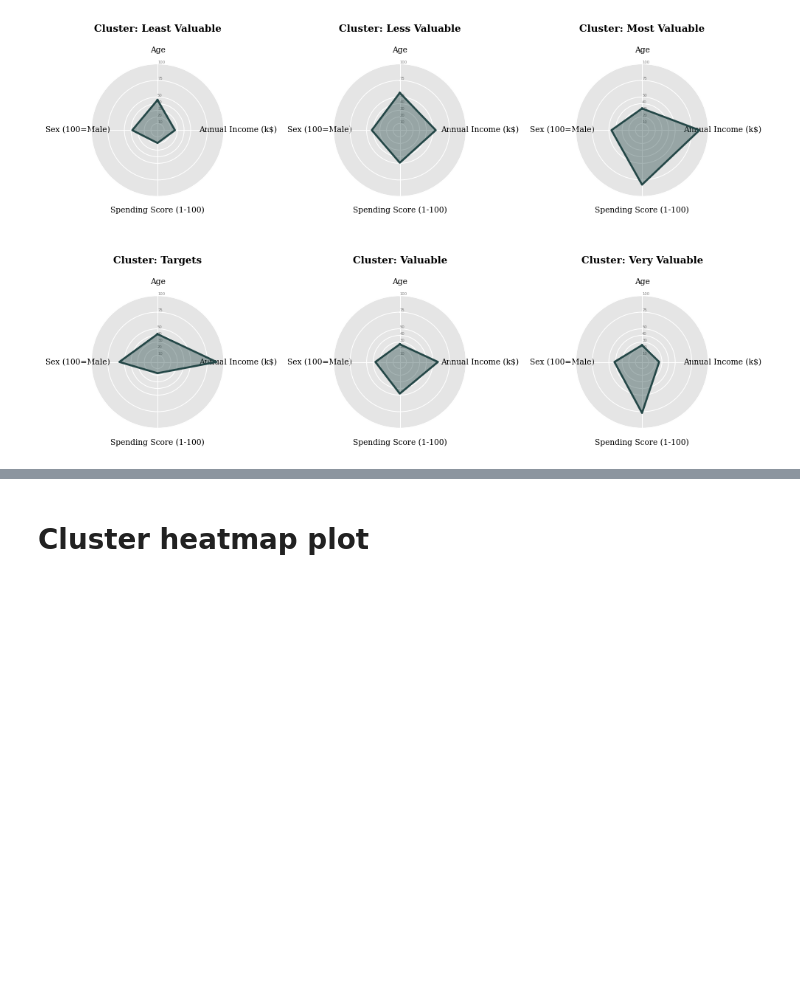
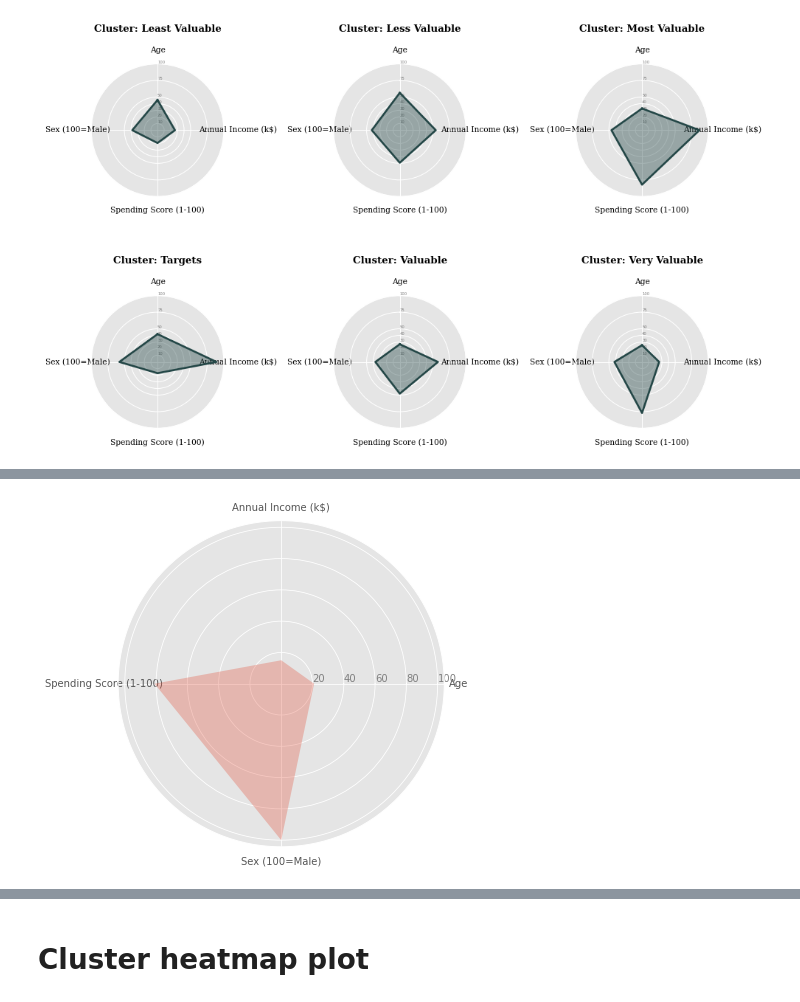
Before and after one commit to imanursar/Machine-Learning-Notes, a Jupyter notebook: Custom Function/Advance Visual Function.ipynb, the cells around one changed output, grey strips where cells are left out. Saved outputs shown, nothing was run; the diff lists cells and outputs as text; code cells hidden in the pictures; blank space fills up the shorter version.

```diff
--- a/Custom Function/Advance Visual Function.ipynb
+++ b/Custom Function/Advance Visual Function.ipynb
@@ -508,0 +499,4 @@ advance_visual.radar_plot(df,'Cluster_Label',cluster_label,types='multiple',
+# %%
+advance_visual.simple_radar_plot(df.iloc[1],['Age', 'Annual Income (k$)','Spending Score (1-100)','Sex (100=Male)'])
+# %% [output]
+[figure, added]
```
Also changed, not shown: parts of 20 cells of this notebook.
